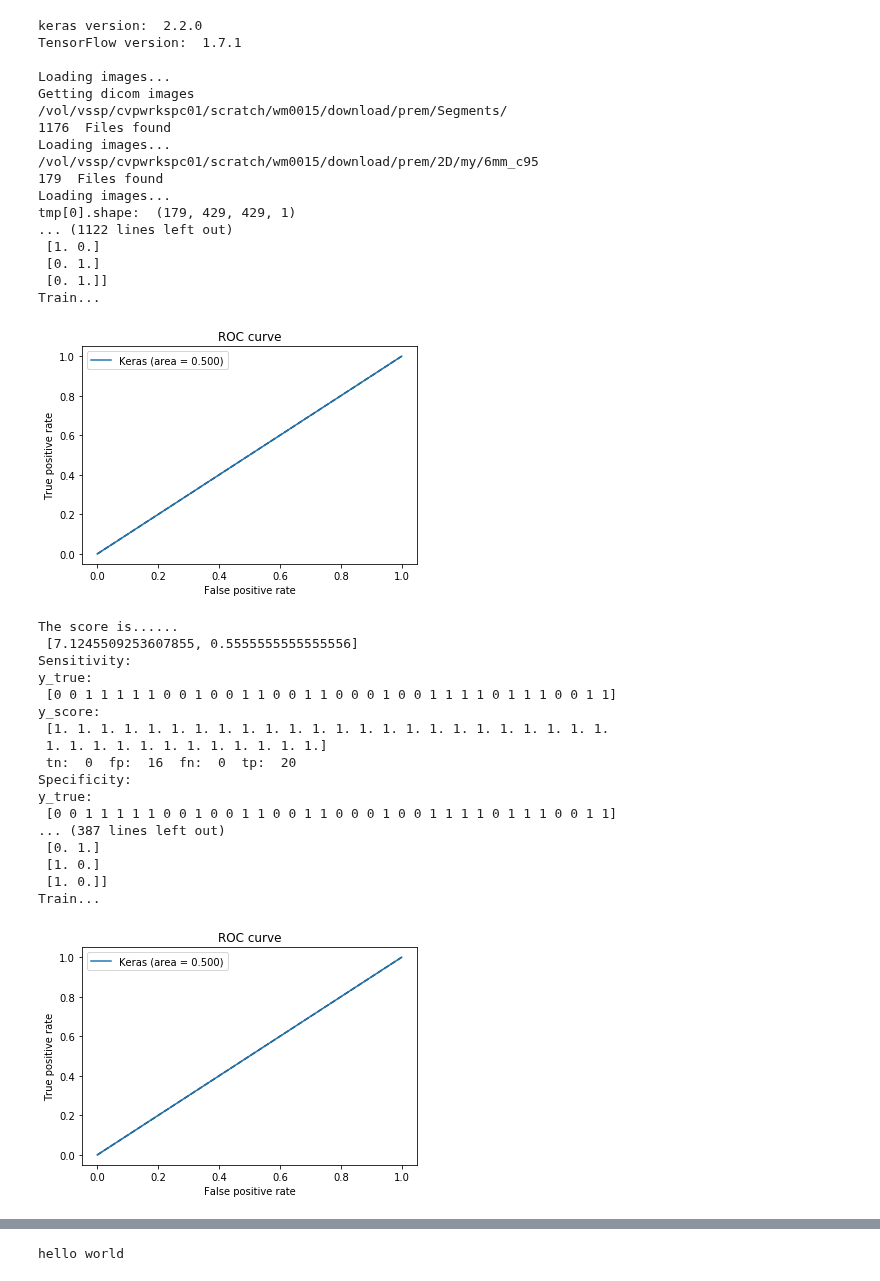
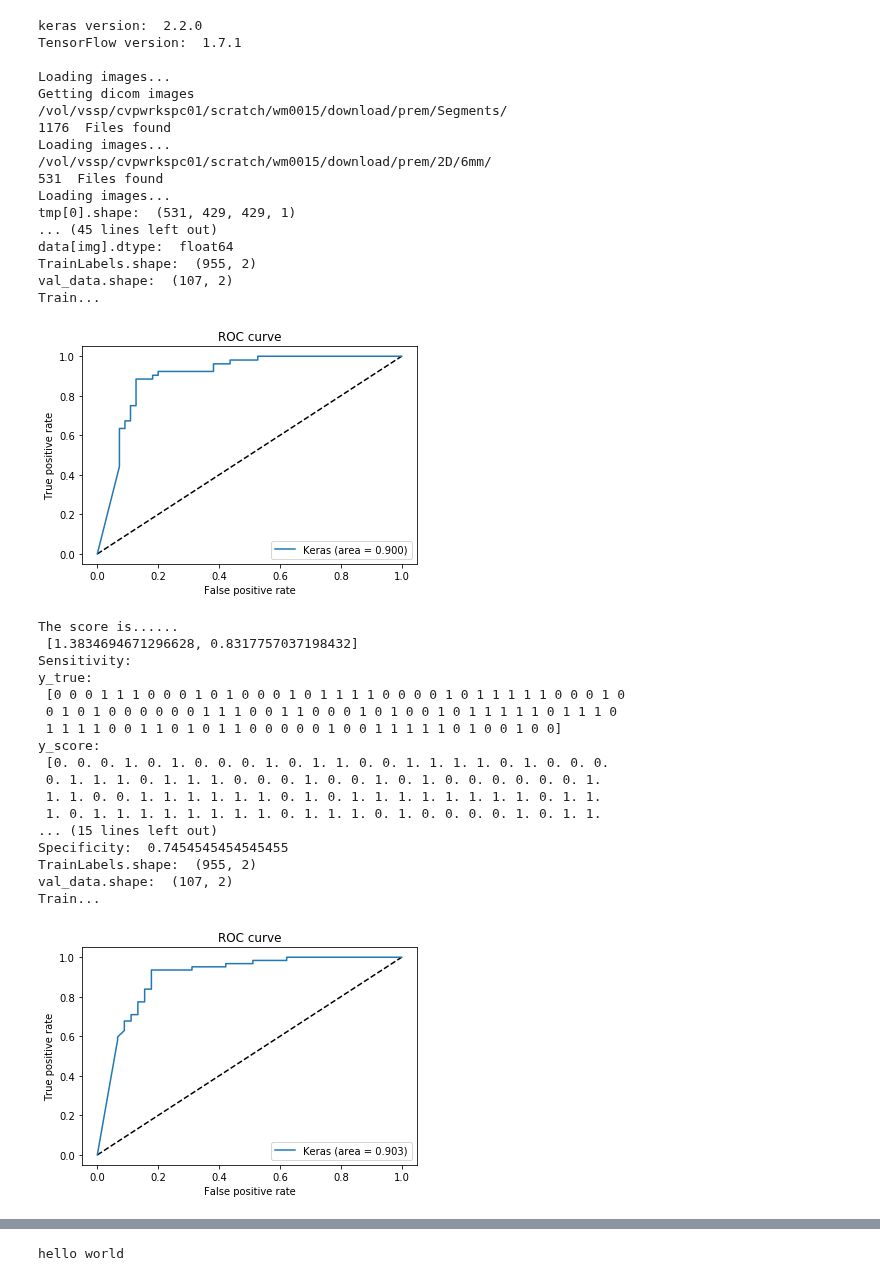
Before and after one commit to Big-Tree/kerasTF, a Jupyter notebook: kerasTransferLearning.ipynb, the cells around one changed output, grey strips where cells are left out. Saved outputs shown, nothing was run; the diff lists cells and outputs as text; code cells hidden in the pictures.

Commit message:
Good real results :D
Using the 5 layer CNN, finally got it to train by normalising the pixel
values between 0 and 1.  Training on prems data, getting train
accuracies of 100% and val of 90%+!!

```diff
--- a/kerasTransferLearning.ipynb
+++ b/kerasTransferLearning.ipynb
@@ -33,13 +33,13 @@ set_session(tf.Session(config=config))
 # Globals
 VERBOSE = 0
 ARCHITECTURE = 0
-NORMALISE = 1
+NORMALISE = 4096
 # Class 0 = backgrounds
 # Prem..
 CLASSDIR_0 = '/vol/vssp/cvpwrkspc01/scratch/wm0015/download/prem/Segments/'#P_Tomo_6CMBCF_XYZ_5*'
 CLASSDIR_1 = '/vol/vssp/cvpwrkspc01/scratch/wm0015/download/prem/2D/6mm/'#P_6CMBCF*'
-CLASSDIR_0 = '/vol/vssp/cvpwrkspc01/scratch/wm0015/download/prem/Segments/'#P_Tomo_6CMBCF_XYZ_5*'
-CLASSDIR_1 = '/vol/vssp/cvpwrkspc01/scratch/wm0015/download/prem/2D/my/6mm_c95'#P_6CMBCF*
+# CLASSDIR_0 = '/vol/vssp/cvpwrkspc01/scratch/wm0015/download/prem/Segments/'#P_Tomo_6CMBCF_XYZ_5*'
+# CLASSDIR_1 = '/vol/vssp/cvpwrkspc01/scratch/wm0015/download/prem/2D/my/6mm_c95'#P_6CMBCF*
 
 # CLASSDIR_0 = '/vol/vssp/cvpwrkspc01/scratch/wm0015/download2/4AFC-study-data/BgTomoFiltered_visualcheck_6mm'
 # CLASSDIR_1 = '/vol/vssp/cvpwrkspc01/scratch/wm0015/download2/4AFC-study-data/Final_dataset/2D/6mm'
@@ -363,32 +363,24 @@ def main():
     #data = getImages(data, (CLASSDIR_0, CLASSDIR_1))
     #data = getDicomImages(data, (CLASSDIR_0, CLASSDIR_1))
     data = getDicomImages(data, (CLASSDIR_0, CLASSDIR_1), strMatch = '2D_dim2d.dcm', verbose = False)
+
     # Create one hot labels
-    print('data[classlength][0]: ', data['classLength'][0])
-    print('data[classlength][1]: ', data['classLength'][1])
     labels0 = get_labels_one_hot(2, 0, data['classLength'][0])
     labels1 = get_labels_one_hot(2, 1, data['classLength'][1])
     print('labels0.shape: ', labels0.shape)
-    print('label0:\n', labels0)
     print('labels1.shape: ', labels1.shape)
-    print('labels1:\n', labels1)
-
-
-#     data['label'] = np.concatenate((
-#             get_labels_one_hot(2, 0, data['classLength'][0]), # Class 0
-#             get_labels_one_hot(2, 1, data['classLength'][1]))) # Class 1
     data['label'] = np.concatenate((labels0, labels1))
 
     print('data[label].shape: ', data['label'].shape)
     print('onehot class 0:\n', get_labels_one_hot(2, 0, data['classLength'][0]))
     print('onehot class 1 :\n', get_labels_one_hot(2, 1, data['classLength'][1]))
-    print('data[label]class0:\n', data['label'][0:10])
-    print('data[label]class1:\n', data['label'][600:610])
     # Get bit depth
 #     print('Bit depth: ', getBitDepth(data['img']))
 #     return
     # Normalise
+    print('data[img].dtype: ', data['img'].dtype)
     data['img'] = data['img']/NORMALISE
+    print('data[img].dtype: ', data['img'].dtype)
 
     #data = colourDrop3to1(data)
 
@@ -405,20 +397,15 @@ def main():
         seed = 33
         #np.random.seed(seed) # Has to be set before each use of random
         shuffleMask = np.random.permutation(data['img'].shape[0])
-        print('shuffleMask: ', shuffleMask)
         data['img'] = data['img'][shuffleMask, :, :, :]
         data['label'] = data['label'][shuffleMask, :]
         # Split traing and validation data
         splitRatio = SPLIT_RATIO
-        print('splitRatio: ', splitRatio)
         splitPoint = math.floor(data['img'].shape[0]*splitRatio)
-        print('splitPoint: ', splitPoint)
         train_data = {'img': data['img'][0:splitPoint], 'label': data['label'][0:splitPoint]}
         val_data = {'img': data['img'][splitPoint:], 'label': data['label'][splitPoint:]}
         print('TrainLabels.shape: ', train_data['label'].shape)
-        print('TrainLabels: \n', train_data['label'])
         print('val_data.shape: ', val_data['label'].shape)
-        print('val_data: \n', val_data['label'])
         #Undo one hot - ROC does not work with onehot
         val_data.update({'labelIndex': np.where(val_data['label']==1)[1]})
 
@@ -516,57 +503,57 @@ def main():
         valStats['score'].append(score)
         print('The score is......\n', score)
         valStats['sensitivity'].append(getSensitivity(y_true, y_score))
         valStats['specificity'].append(getSpecificity(y_true, y_score))
         print('Sensitivity: ', valStats['sensitivity'][-1])
         print('Specificity: ', valStats['specificity'][-1])
 
 
     valStatsScore = np.asarray(valStats['score'])
     print('Validations: \n', valStatsScore[:, 1])
     print('Average loss: ', sum(valStatsScore[:, 0])/FOLDS)
     print('Average validation: ', sum(valStatsScore[:, 1])/FOLDS)
     print('\n\nSensitivities: \n', valStats['sensitivity'])
     print('\nSpecificities: \n', valStats['specificity'])
     print('\n\nAverage sensitivity: ', sum(valStats['sensitivity'])/len(valStats['sensitivity']))
     print('Average specificity: ', sum(valStats['specificity'])/len(valStats['specificity']))
 
 if __name__ == "__main__":
     main()
 # %% [output]
 keras version:  2.2.0
 TensorFlow version:  1.7.1
 
 Loading images...
 Getting dicom images
 /vol/vssp/cvpwrkspc01/scratch/wm0015/download/prem/Segments/
 1176  Files found
 Loading images...
-/vol/vssp/cvpwrkspc01/scratch/wm0015/download/prem/2D/my/6mm_c95
-179  Files found
+/vol/vssp/cvpwrkspc01/scratch/wm0015/download/prem/2D/6mm/
+531  Files found
 Loading images...
-tmp[0].shape:  (179, 429, 429, 1)
-... (1122 lines left out)
- [1. 0.]
- [0. 1.]
- [0. 1.]]
+tmp[0].shape:  (531, 429, 429, 1)
+... (45 lines left out)
+data[img].dtype:  float64
+TrainLabels.shape:  (955, 2)
+val_data.shape:  (107, 2)
 Train...
-[figure, old version]
+[figure, new version]
 The score is......
- [7.1245509253607855, 0.5555555555555556]
+ [1.3834694671296628, 0.8317757037198432]
 Sensitivity:
 y_true:
- [0 0 1 1 1 1 1 0 0 1 0 0 1 1 0 0 1 1 0 0 0 1 0 0 1 1 1 1 0 1 1 1 0 0 1 1]
+ [0 0 0 1 1 1 0 0 0 1 0 1 0 0 0 1 0 1 1 1 1 0 0 0 0 1 0 1 1 1 1 1 0 0 0 1 0
+ 0 1 0 1 0 0 0 0 0 0 1 1 1 0 0 1 1 0 0 0 1 0 1 0 0 1 0 1 1 1 1 1 0 1 1 1 0
+ 1 1 1 1 0 0 1 1 0 1 0 1 1 0 0 0 0 0 1 0 0 1 1 1 1 1 0 1 0 0 1 0 0]
 y_score:
- [1. 1. 1. 1. 1. 1. 1. 1. 1. 1. 1. 1. 1. 1. 1. 1. 1. 1. 1. 1. 1. 1. 1. 1.
- 1. 1. 1. 1. 1. 1. 1. 1. 1. 1. 1. 1.]
- tn:  0  fp:  16  fn:  0  tp:  20
-Specificity:
-y_true:
- [0 0 1 1 1 1 1 0 0 1 0 0 1 1 0 0 1 1 0 0 0 1 0 0 1 1 1 1 0 1 1 1 0 0 1 1]
-... (387 lines left out)
- [0. 1.]
- [1. 0.]
- [1. 0.]]
+ [0. 0. 0. 1. 0. 1. 0. 0. 0. 1. 0. 1. 1. 0. 0. 1. 1. 1. 1. 0. 1. 0. 0. 0.
+ 0. 1. 1. 1. 0. 1. 1. 1. 0. 0. 0. 1. 0. 0. 1. 0. 1. 0. 0. 0. 0. 0. 0. 1.
+ 1. 1. 0. 0. 1. 1. 1. 1. 1. 1. 0. 1. 0. 1. 1. 1. 1. 1. 1. 1. 1. 0. 1. 1.
+ 1. 0. 1. 1. 1. 1. 1. 1. 1. 1. 0. 1. 1. 1. 0. 1. 0. 0. 0. 0. 1. 0. 1. 1.
+... (15 lines left out)
+Specificity:  0.7454545454545455
+TrainLabels.shape:  (955, 2)
+val_data.shape:  (107, 2)
 Train...
-[figure, old version]
+[figure, new version]
 The score is......
```
Also changed, not shown: parts of 1 cell of this notebook.
